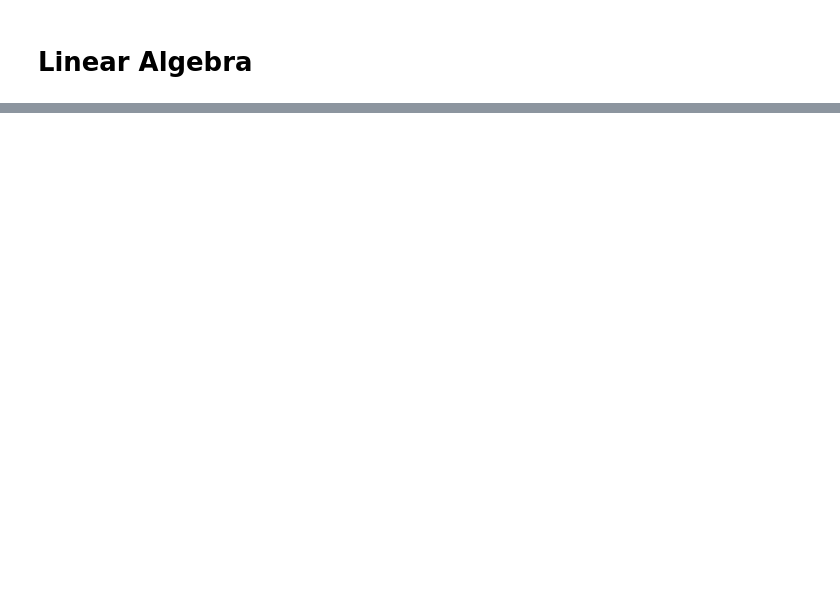
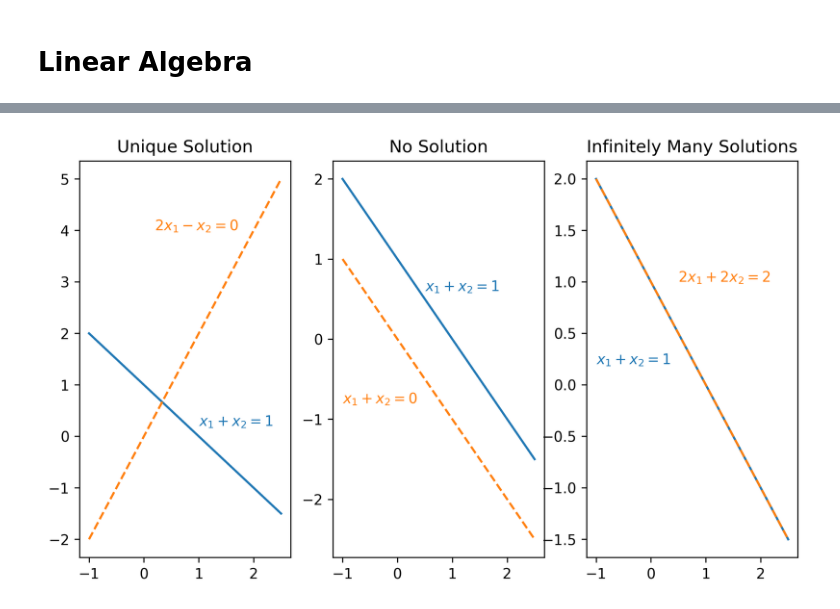
Before and after one commit to Ibrahim-2003/TexITITS, a Jupyter notebook: Content/texitis.ipynb, the cells around one changed output, grey strips where cells are left out. Saved outputs shown, nothing was run; the diff lists cells and outputs as text; code cells hidden in the pictures; blank space fills up the shorter version.

```diff
--- a/Content/texitis.ipynb
+++ b/Content/texitis.ipynb
@@ -39,0 +66,37 @@ plt.show()
+# %%
+plt.rcParams['figure.figsize'] = [10, 10*9/16] # Fixes dimensions of plot
+plt.rcParams['figure.figsize'] = [9, 5]
+
+x1a = np.linspace(-1,2.5)
+x2a = 1-x1a
+x1b = x1a
+x2b = 2*x1b
+
+fig, axs = plt.subplots(1, 3)
+
+axs[0].plot(x1a,x2a)
+axs[0].plot(x1b,x2b,color="C1",linestyle="--")
+axs[0].axis("tight")
+axs[0].annotate(r'$x_1+x_2=1$', xy=(1, 0.2), color="C0",zorder=0)
+axs[0].annotate(r'$2x_1-x_2=0$', xy=(0.2, 4),color="C1",zorder=0)
+axs[0].set_title("Unique Solution")
+
+x2b = -x1b
+axs[1].plot(x1a,x2a)
+axs[1].plot(x1b,x2b,color="C1",linestyle="--")
+axs[1].axis("tight")
+axs[1].annotate(r'$x_1+x_2=1$', xy=(0.5, 0.6), color="C0",zorder=0)
+axs[1].annotate(r'$x_1+x_2=0$', xy=(-1, -0.8),color="C1",zorder=0)
+axs[1].set_title("No Solution")
+
+x2b = x2a
+axs[2].plot(x1a,x2a)
+axs[2].plot(x1b,x2b,color="C1",linestyle="--")
+axs[2].axis("tight")
+axs[2].annotate(r'$x_1+x_2=1$', xy=(-1, 0.2), color="C0",zorder=0)
+axs[2].annotate(r'$2x_1+2x_2=2$', xy=(0.5, 1),color="C1",zorder=0)
+axs[2].set_title("Infinitely Many Solutions")
+
+plt.show()
+# %% [output]
+[figure, added]
```
Also changed, not shown: parts of 2 cells of this notebook.
